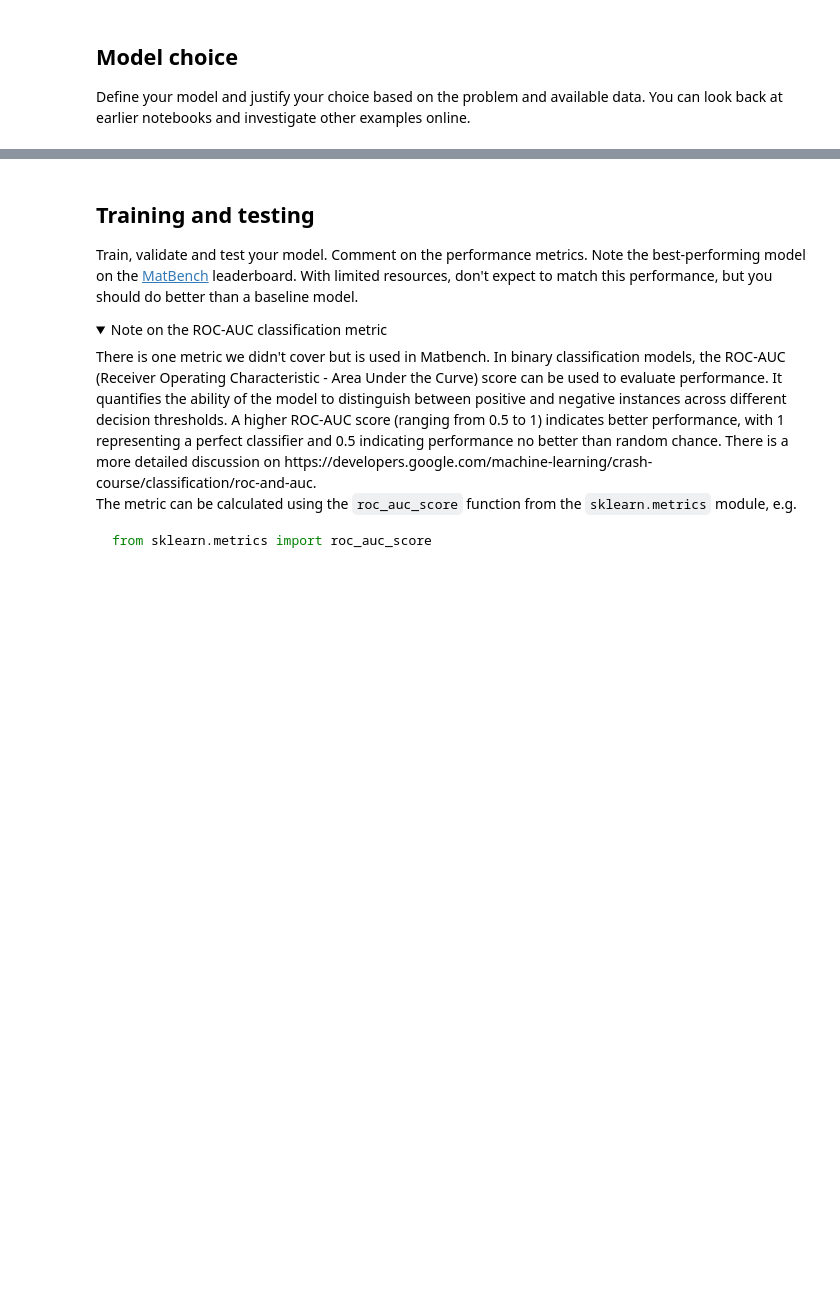
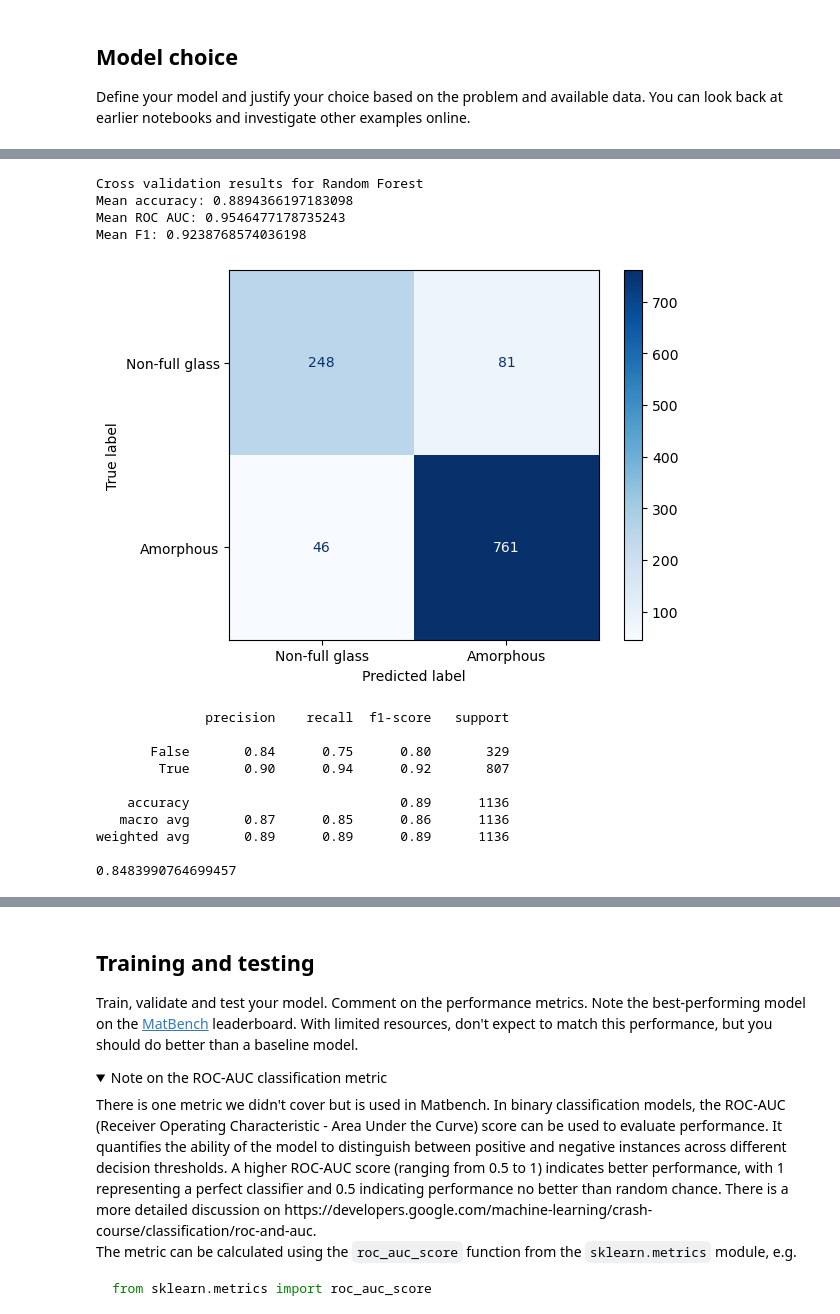
Before and after one commit to abhi0raj/Amorphous-classifier, a Jupyter notebook: main.ipynb, the cells around one changed output, grey strips where cells are left out. Saved outputs shown, nothing was run; the diff lists cells and outputs as text; code cells hidden in the pictures; folded sections open; blank space fills up the shorter version.

```diff
--- a/main.ipynb
+++ b/main.ipynb
@@ -537,3 +561,51 @@ weighted avg       0.89      0.90      0.89      1136
+# %%
+#import cross_validate_models function
+from sklearn.model_selection import cross_validate  # Cross-validation
+from sklearn.model_selection import KFold, StratifiedKFold  # K-Fold CV
+
+# create a function to perform cross validation on random forest
+
+rf = RandomForestClassifier()
+
+kfold = StratifiedShuffleSplit(n_splits=5, random_state=42)
+scores = cross_validate(rf, X, y, cv=kfold, scoring=scoring_list)
+print("Cross validation results for Random Forest")
+print("Mean accuracy:", np.mean(scores['test_accuracy']))
+print("Mean ROC AUC:", np.mean(scores['test_roc_auc']))
+print("Mean F1:", np.mean(scores['test_f1']))
+
+
+# create confusion matrix
+from sklearn.metrics import confusion_matrix
+
+rf.fit(X_train, y_train)
+y_pred = rf.predict(X_test)
+
+cm = confusion_matrix(y_test, y_pred)
+disp = ConfusionMatrixDisplay(cm, display_labels=["Non-full glass", "Amorphous"]).plot(values_format='d', cmap='Blues')
+plt.show()
+
+#classification report
+from sklearn.metrics import classification_report
+print(classification_report(y_test, y_pred))
+
+print(roc_auc_score(y_test, y_pred))
+# %% [output]
+Cross validation results for Random Forest
+Mean accuracy: 0.8894366197183098
+Mean ROC AUC: 0.9546477178735243
+Mean F1: 0.9238768574036198
+[figure, added]
+              precision    recall  f1-score   support
+
+       False       0.84      0.75      0.80       329
+        True       0.90      0.94      0.92       807
+
+    accuracy                           0.89      1136
+   macro avg       0.87      0.85      0.86      1136
+weighted avg       0.89      0.89      0.89      1136
+
+0.8483990764699457
 # %%
 test_mod = model_optimizer.shap_feature_importance(X_test)
 # %% [output]
```
Also changed, not shown: parts of 9 cells of this notebook, 1 other file.
